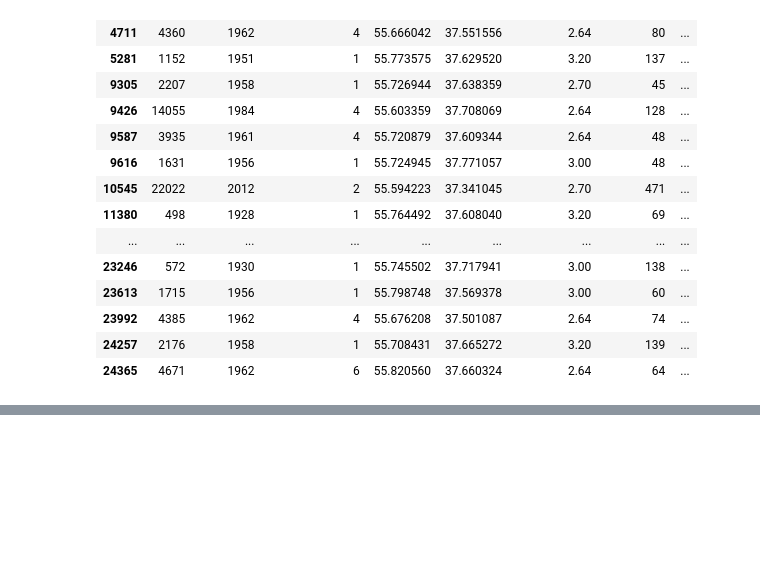
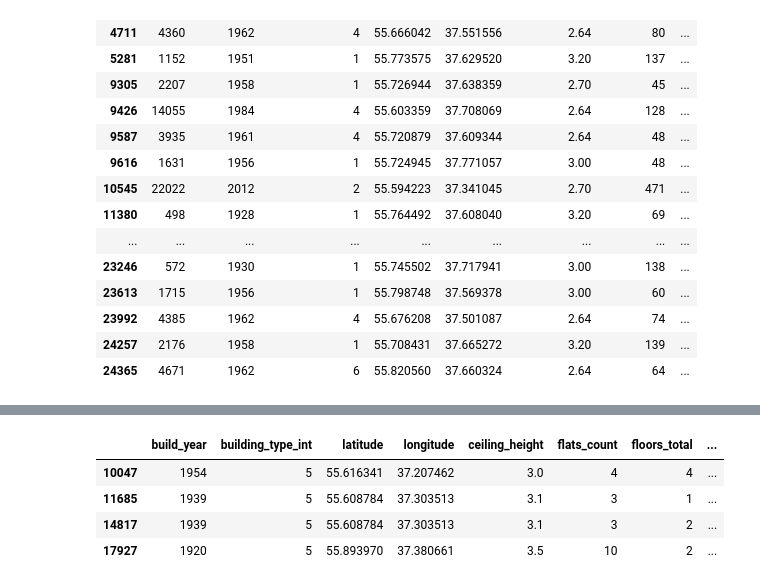
Before and after one commit to Alexdemenev/mle-project-sprint-1-v001, a Jupyter notebook: part1_airflow/notebooks/data.ipynb, the cells around one changed output, grey strips where cells are left out. Drawn from its saved outputs; the diff is of its cells as text; code cells hidden in the pictures; blank space fills up the shorter version.

```diff
--- a/part1_airflow/notebooks/data.ipynb
+++ b/part1_airflow/notebooks/data.ipynb
@@ -168,0 +173,8 @@ buildings_full[(buildings_full['living_area'] + buildings_full['kitchen_area'])
+# %%
+TABLE = 'buildings_full'
+SQL = f'select * from {TABLE}'
+buildings_full = pd.read_sql(SQL, dst_conn)
+# %%
+drop_cols = ['id', 'building_id']
+# %%
+features = buildings_full.drop(columns=drop_cols)
@@ -168,0 +240,8 @@ buildings_full[(buildings_full['living_area'] + buildings_full['kitchen_area'])
+# %%
+features[features['building_type_int'] == 5]
+# %% [output]
+|  | build_year | building_type_int | latitude | longitude | ceiling_height | flats_count | floors_total | ... |
+| 10047 | 1954 | 5 | 55.616341 | 37.207462 | 3.0 | 4 | 4 | ... |
+| 11685 | 1939 | 5 | 55.608784 | 37.303513 | 3.1 | 3 | 1 | ... |
+| 14817 | 1939 | 5 | 55.608784 | 37.303513 | 3.1 | 3 | 2 | ... |
+| 17927 | 1920 | 5 | 55.893970 | 37.380661 | 3.5 | 10 | 2 | ... |
```
Also changed, not shown: parts of 13 cells of this notebook, 1 other file.
